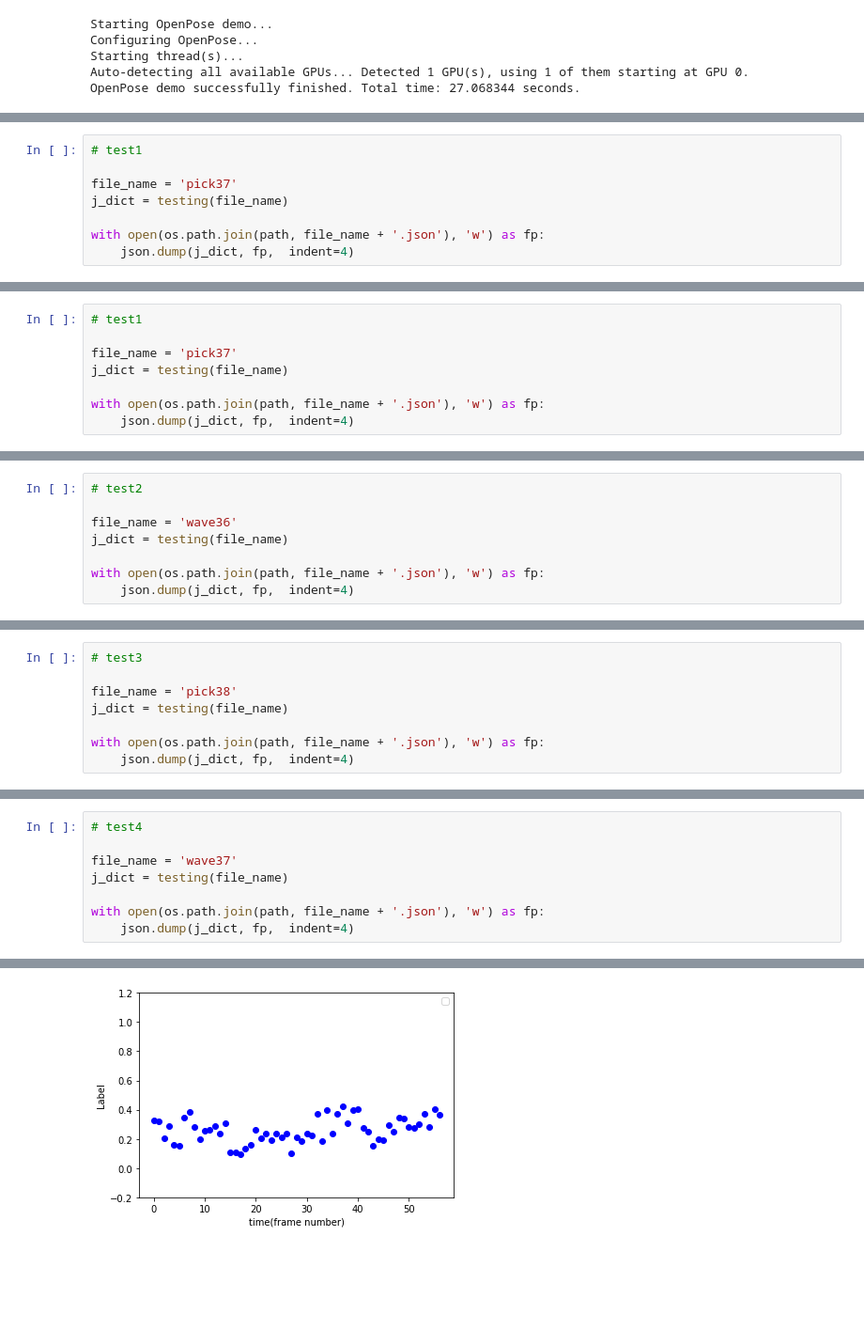
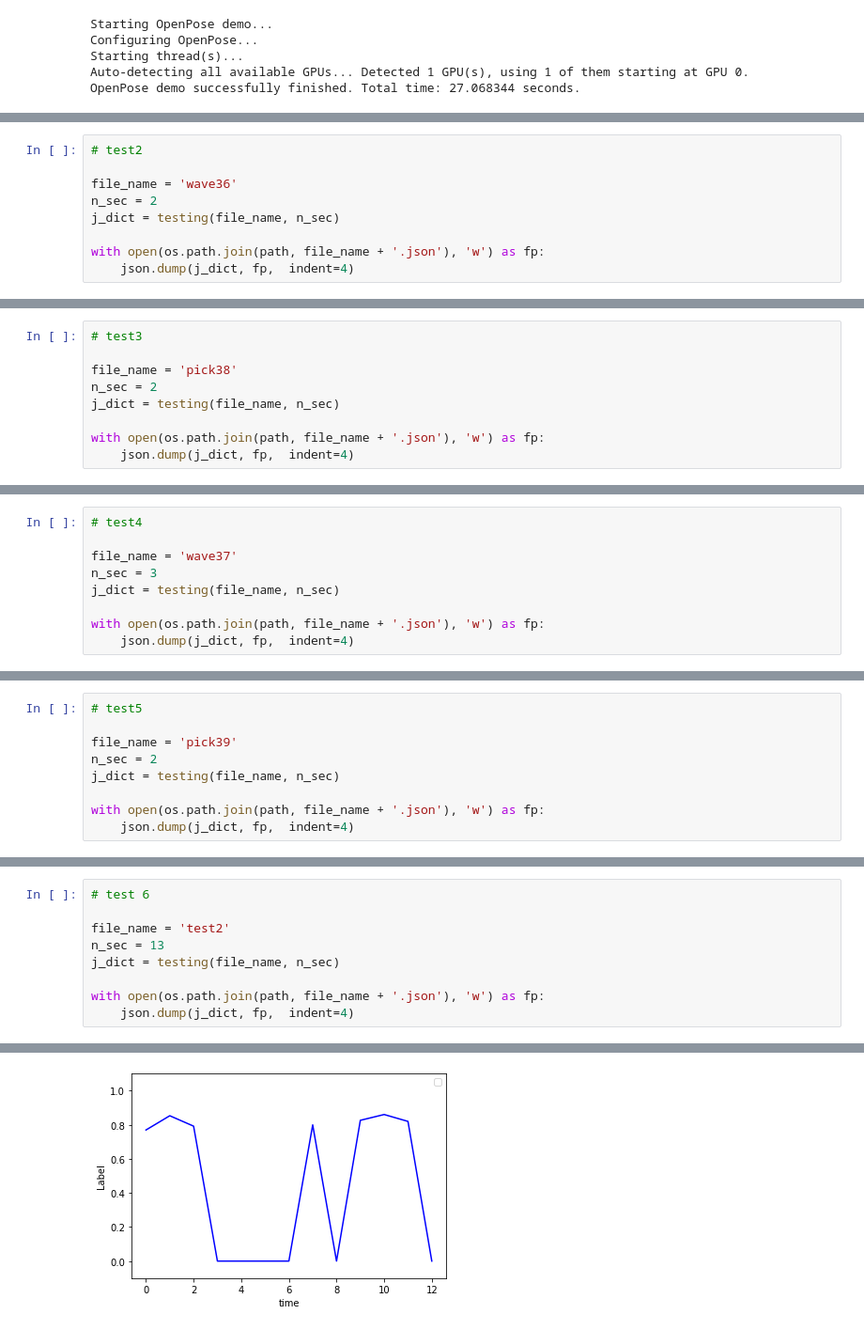
Before and after one commit to Mahinramezani/human_action_classification_ANN, a Jupyter notebook: code/test.ipynb, the cells around one changed output, grey strips where cells are left out. Shown: that part at 94% size. Cells and saved outputs as stored; diff of their text form; blank space fills up the shorter version.

```diff
--- a/code/test.ipynb
+++ b/code/test.ipynb
@@ -133,8 +163,9 @@ y_hat shape = (305, 1)
 # %%
-# test1
+# test2
 
-file_name = 'pick37'
-j_dict = testing(file_name)
+file_name = 'wave36'
+n_sec = 2
+j_dict = testing(file_name, n_sec)
 
 with open(os.path.join(path, file_name + '.json'), 'w') as fp:
     json.dump(j_dict, fp,  indent=4)
@@ -147,8 +179,9 @@ y_hat shape = (52, 1)
 # %%
-# test1
+# test3
 
-file_name = 'pick37'
-j_dict = testing(file_name)
+file_name = 'pick38'
+n_sec = 2
+j_dict = testing(file_name, n_sec)
 
 with open(os.path.join(path, file_name + '.json'), 'w') as fp:
     json.dump(j_dict, fp,  indent=4)
@@ -161,8 +195,9 @@ y_hat shape = (52, 1)
 # %%
-# test2
+# test4
 
-file_name = 'wave36'
-j_dict = testing(file_name)
+file_name = 'wave37'
+n_sec = 3
+j_dict = testing(file_name, n_sec)
 
 with open(os.path.join(path, file_name + '.json'), 'w') as fp:
     json.dump(j_dict, fp,  indent=4)
@@ -175,8 +211,9 @@ y_hat shape = (57, 1)
 # %%
-# test3
+# test5
 
-file_name = 'pick38'
-j_dict = testing(file_name)
+file_name = 'pick39'
+n_sec = 2
+j_dict = testing(file_name, n_sec)
 
 with open(os.path.join(path, file_name + '.json'), 'w') as fp:
     json.dump(j_dict, fp,  indent=4)
@@ -189,8 +227,9 @@ y_hat shape = (49, 1)
 # %%
-# test4
+# test 6
 
-file_name = 'wave37'
-j_dict = testing(file_name)
+file_name = 'test2'
+n_sec = 13
+j_dict = testing(file_name, n_sec)
 
 with open(os.path.join(path, file_name + '.json'), 'w') as fp:
     json.dump(j_dict, fp,  indent=4)
@@ -202 +242 @@ y_hat shape = (57, 1)
-[figure, old version]
+[figure, new version]
```
Also changed, not shown: parts of 19 cells of this notebook, 4 other files.
